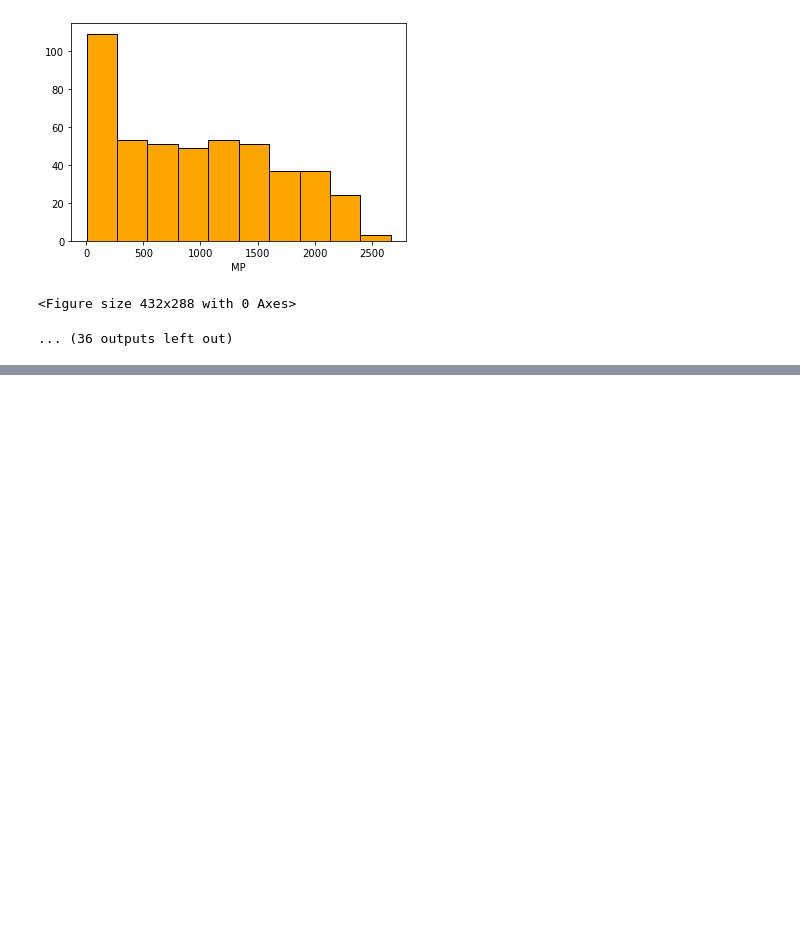
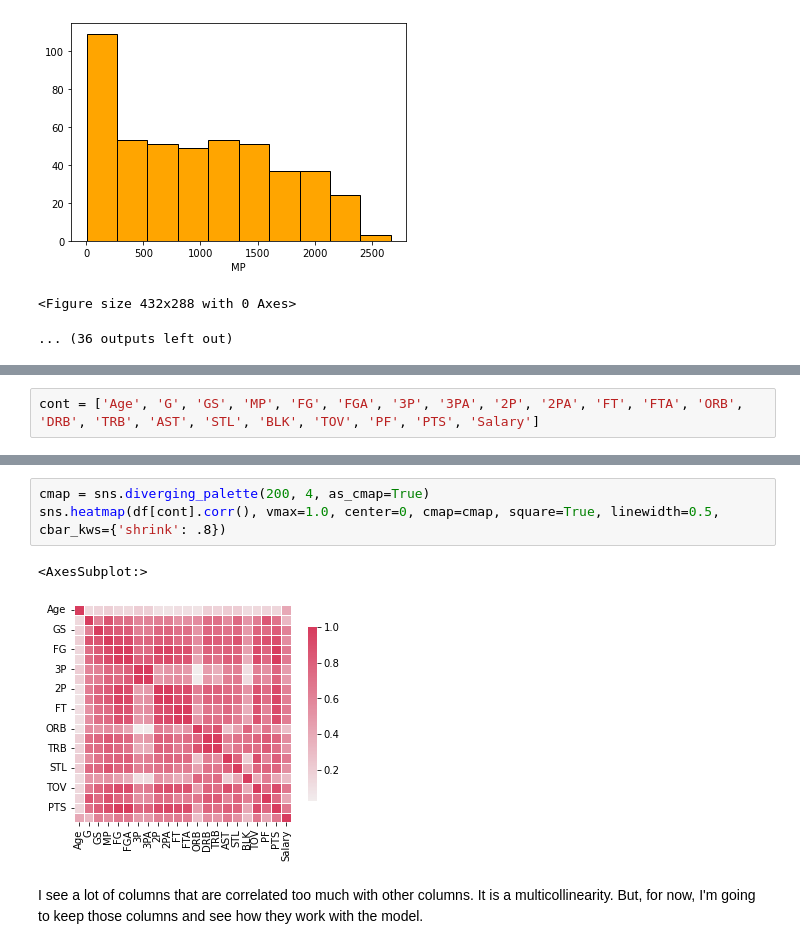
Before and after one commit to kaichiinoue/nba_salary_prediction, a Jupyter notebook: eda.ipynb, the cells around one changed output, grey strips where cells are left out. Drawn from its saved outputs; the diff is of its cells as text; blank space fills up the shorter version.

Commit message:
modified eda and uploaded image of a graph

```diff
--- a/eda.ipynb
+++ b/eda.ipynb
@@ -137,0 +120,2 @@ plt.grid(True)
+# %%
+cont = ['Age', 'G', 'GS', 'MP', 'FG', 'FGA', '3P', '3PA', '2P', '2PA', 'FT', 'FTA', 'ORB', 'DRB', 'TRB', 'AST', 'STL', 'BLK', 'TOV', 'PF', 'PTS', 'Salary']
@@ -137,0 +142,8 @@ plt.grid(True)
+# %%
+cmap = sns.diverging_palette(200, 4, as_cmap=True)
+sns.heatmap(df[cont].corr(), vmax=1.0, center=0, cmap=cmap, square=True, linewidth=0.5, cbar_kws={'shrink': .8})
+# %% [output]
+<AxesSubplot:>
+[figure, added]
+# %% [markdown]
+I see a lot of columns that are correlated too much with other columns. It is a multicollinearity. But, for now, I'm going to keep those columns and see how they work with the model.
```
Also changed, not shown: parts of 22 cells of this notebook, 2 other files.
